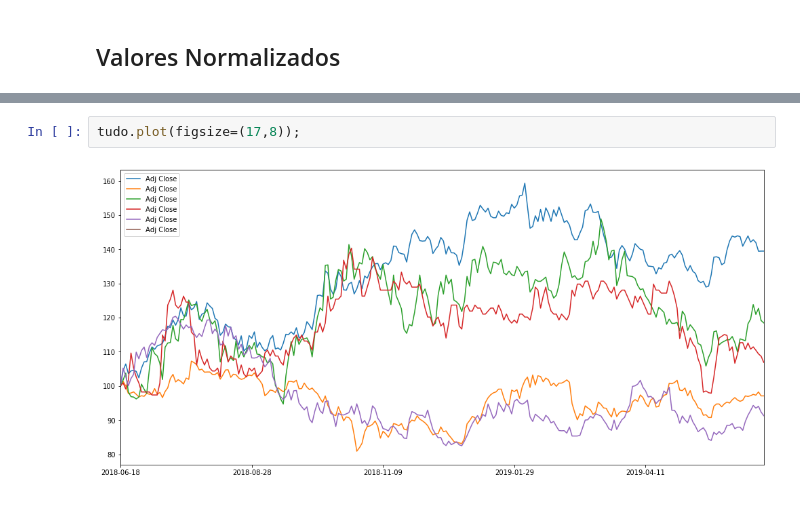
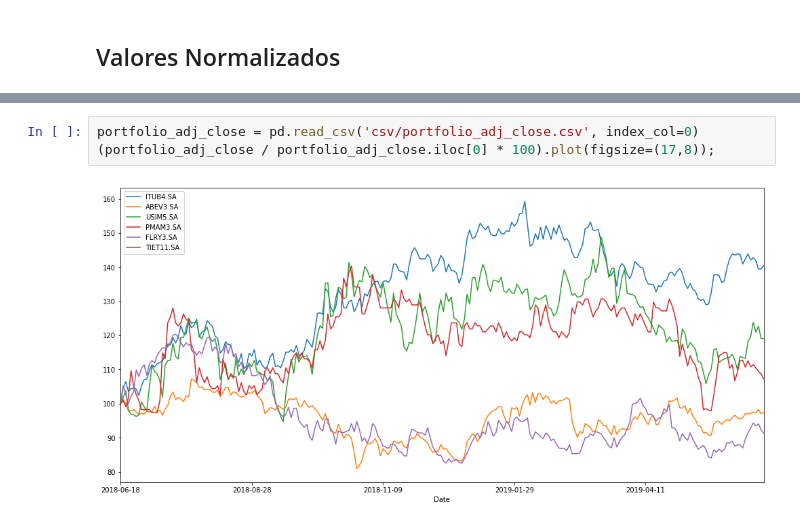
Before and after one commit to albertoivo/nossasrotas-finance, a Jupyter notebook: Buy & Hold.ipynb, the cells around one changed output, grey strips where cells are left out. Saved outputs shown, nothing was run; the diff lists cells and outputs as text.

```diff
--- a/Buy & Hold.ipynb
+++ b/Buy & Hold.ipynb
@@ -35,4 +25,5 @@ tudo = pd.concat([itau_normed, ambev_normed, usim_normed, pmam_normed, fleury_no
-# %%
-tudo.plot(figsize=(17,8));
-# %% [output]
-[figure, removed]
+# %%
+portfolio_adj_close = pd.read_csv('csv/portfolio_adj_close.csv', index_col=0)
+(portfolio_adj_close / portfolio_adj_close.iloc[0] * 100).plot(figsize=(17,8));
+# %% [output]
+[figure, added]
```
Also changed, not shown: parts of 1 cell of this notebook, 11 other files.
